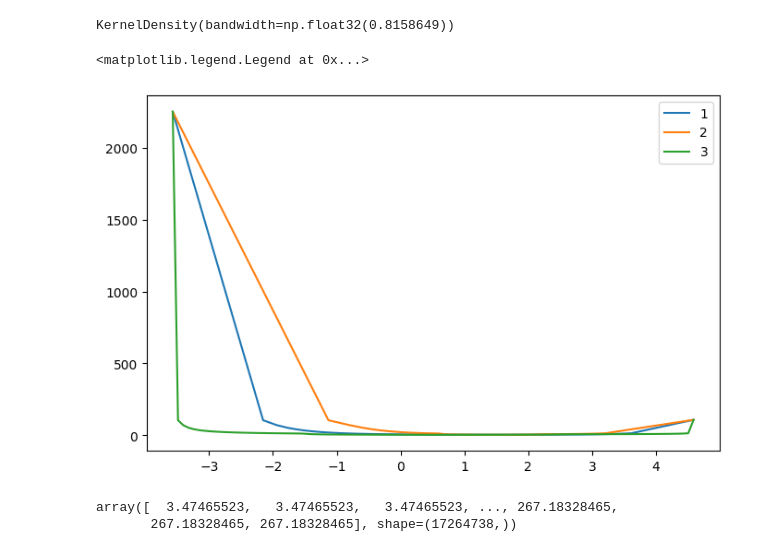
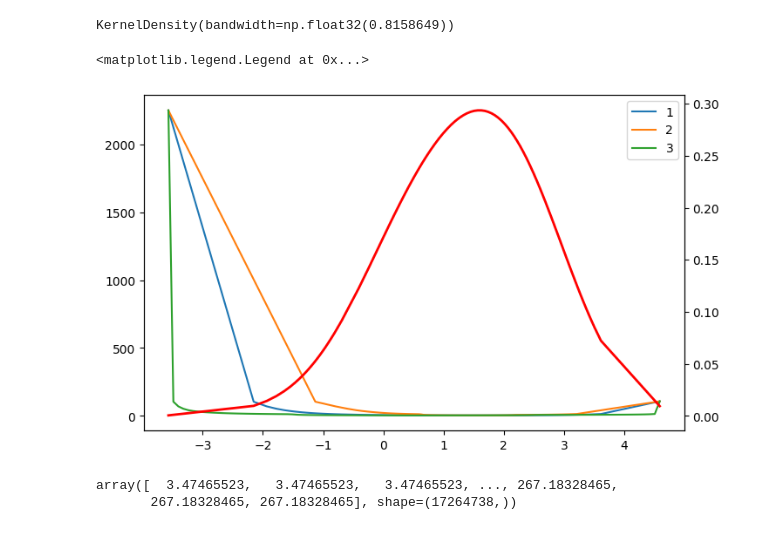
Before and after one commit to malo-lahogue/Generator-outage-probability, a Jupyter notebook: Notebooks/covariates_reweighting.ipynb, the cells around one changed output. Cells and saved outputs as stored; diff of their text form; code cells hidden in the pictures.

```diff
--- a/Notebooks/covariates_reweighting.ipynb
+++ b/Notebooks/covariates_reweighting.ipynb
@@ -143,14 +143,14 @@ weights3 = 1/prob
 # %%
 fig,ax = plt.subplots(figsize=(8,5))
 ax.plot(X_interp, weights,  markersize=2, label='1')
 ax.plot(X_interp2, weights2,  markersize=2, label='2')
 ax.plot(X_interp3, weights3,  markersize=2, label='3')
-# ax2 = ax.twinx()
-# ax2.plot(X_interp, np.exp(log_density), color='red', linewidth=2, label='KDE')
+ax2 = ax.twinx()
+ax2.plot(X_interp, np.exp(log_density), color='red', linewidth=2, label='KDE')
 ax.legend()
 # %% [output]
 <matplotlib.legend.Legend at 0x...>
-[figure, old version]
+[figure, new version]
 # %%
 all_weights = np.interp(X.flatten(), X_interp.flatten(), weights)
 # %%
```
Also changed, not shown: parts of 8 cells of this notebook, 9 other files.
